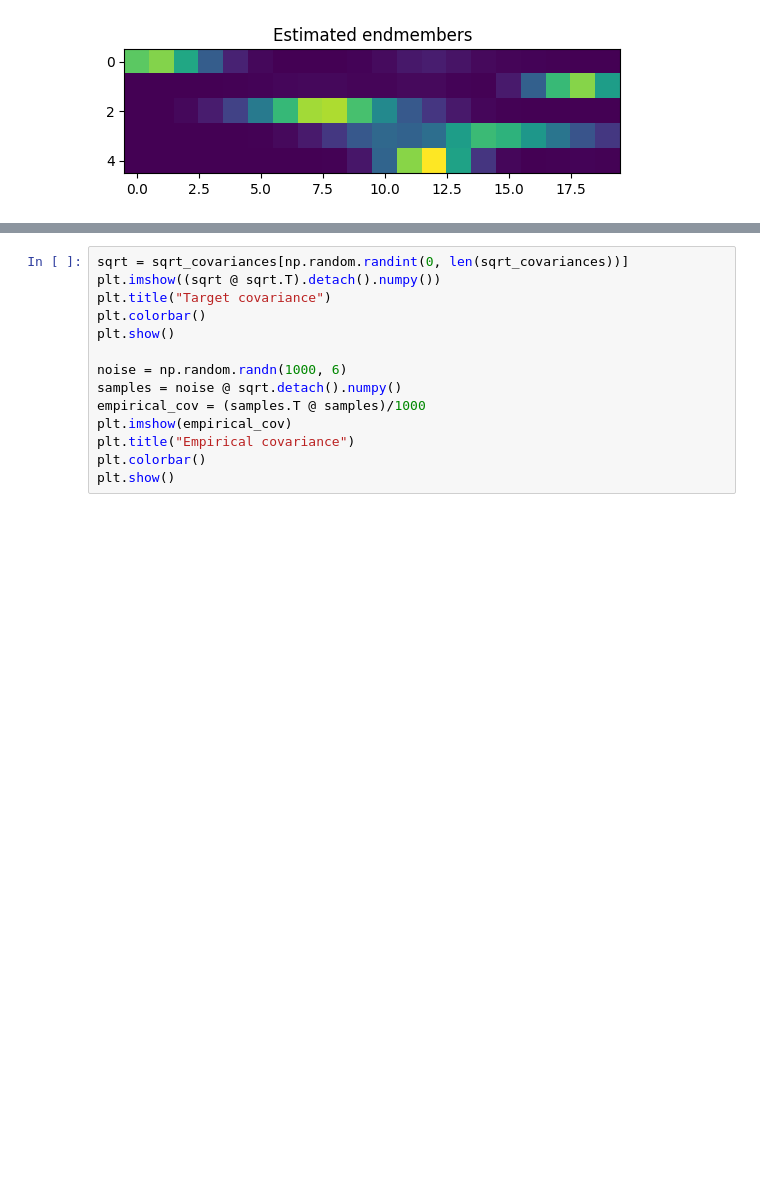
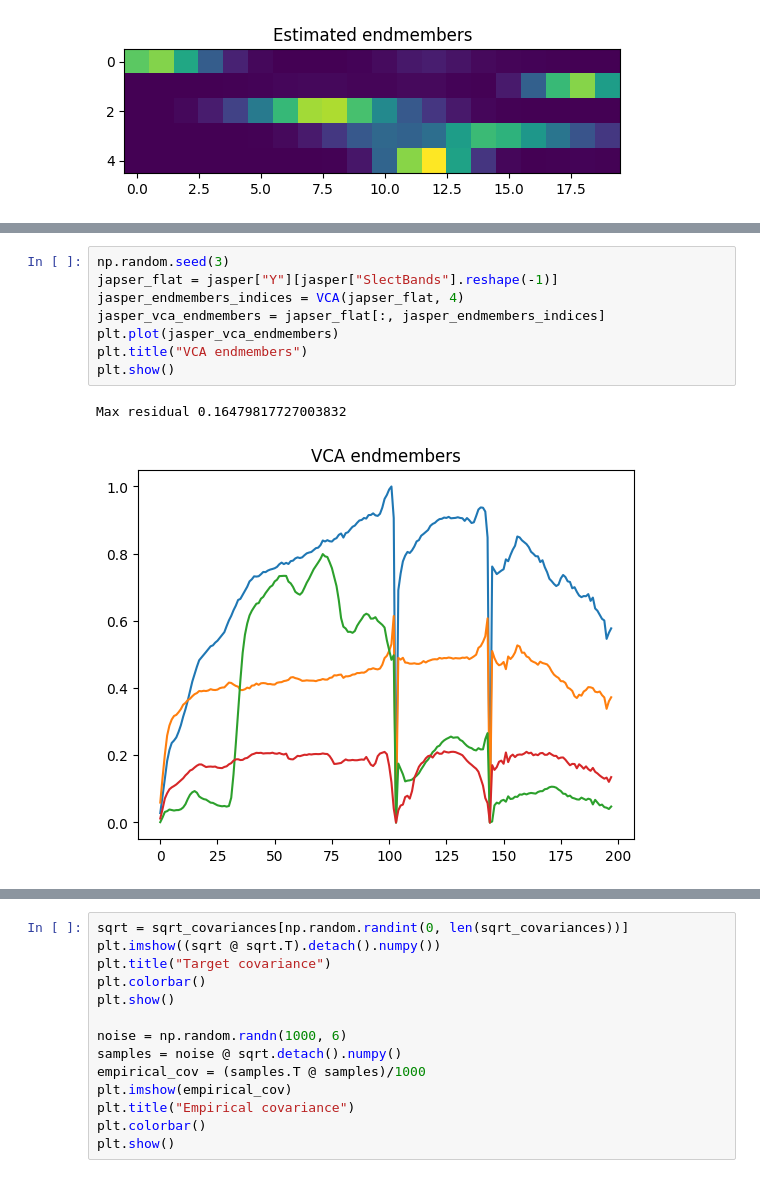
Before and after one commit to JulienAjdenbaum/hyperspectral_adversarial_AEENet, a Jupyter notebook: AAENet/AAENet.ipynb, the cells around one changed output, grey strips where cells are left out. Drawn from its saved outputs; the diff is of its cells as text; blank space fills up the shorter version.

```diff
--- a/AAENet/AAENet.ipynb
+++ b/AAENet/AAENet.ipynb
@@ -304 +167,12 @@ for k in range(K):
+# %%
+np.random.seed(3)
+japser_flat = jasper["Y"][jasper["SlectBands"].reshape(-1)]
+jasper_endmembers_indices = VCA(japser_flat, 4)
+jasper_vca_endmembers = japser_flat[:, jasper_endmembers_indices]
+plt.plot(jasper_vca_endmembers)
+plt.title("VCA endmembers")
+plt.show()
+# %% [output]
+Max residual 0.16479817727003832
+[figure, added]
 # %%
```
Also changed, not shown: parts of 25 cells of this notebook, 17 other files.
